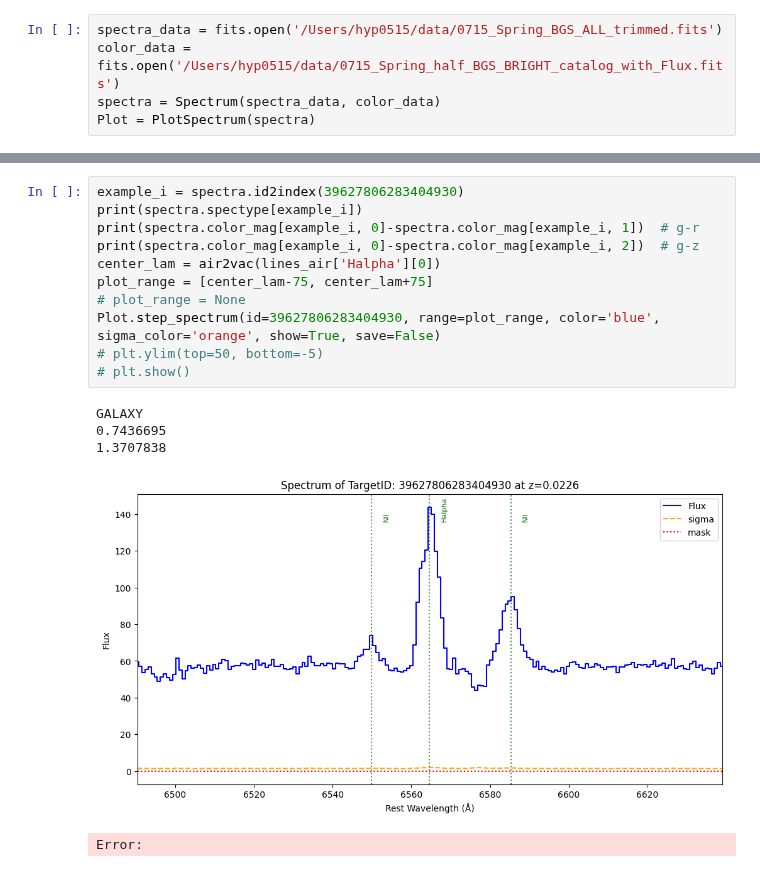
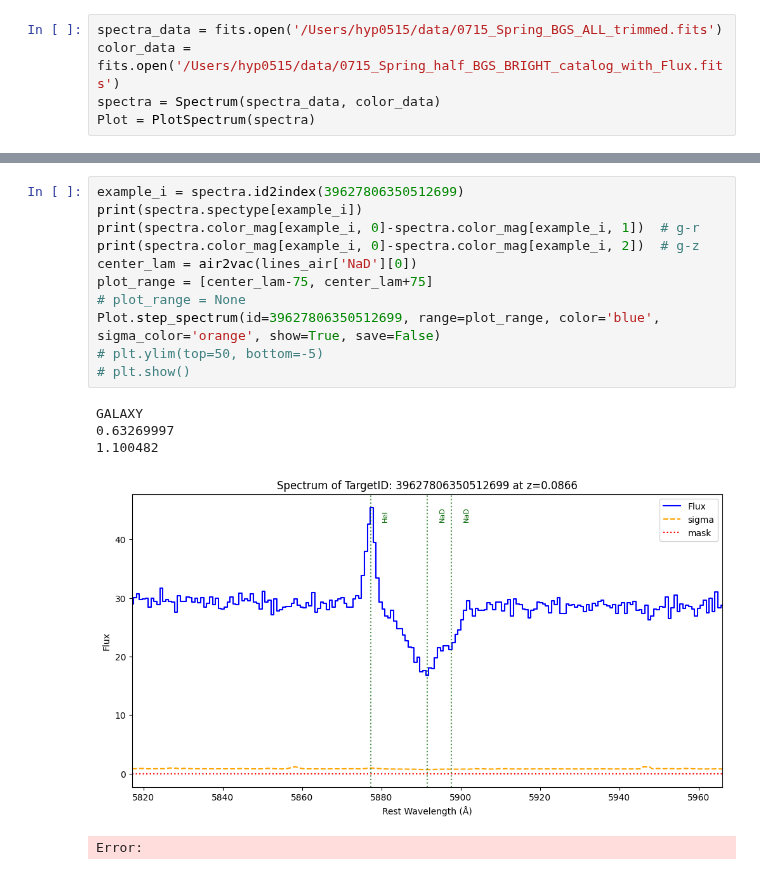
Before and after one commit to hyp0515/searching_inflow, a Jupyter notebook: plot_sample.ipynb, the cells around one changed output, grey strips where cells are left out. Saved outputs shown, nothing was run; the diff lists cells and outputs as text.

```diff
--- a/plot_sample.ipynb
+++ b/plot_sample.ipynb
@@ -37,17 +37,17 @@ plt.show()
 # %%
-example_i = spectra.id2index(39627806283404930)
+example_i = spectra.id2index(39627806350512699)
 print(spectra.spectype[example_i])
 print(spectra.color_mag[example_i, 0]-spectra.color_mag[example_i, 1])  # g-r
 print(spectra.color_mag[example_i, 0]-spectra.color_mag[example_i, 2])  # g-z
-center_lam = air2vac(lines_air['Halpha'][0])
+center_lam = air2vac(lines_air['NaD'][0])
 plot_range = [center_lam-75, center_lam+75]
 # plot_range = None
-Plot.step_spectrum(id=39627806283404930, range=plot_range, color='blue', sigma_color='orange', show=True, save=False)
+Plot.step_spectrum(id=39627806350512699, range=plot_range, color='blue', sigma_color='orange', show=True, save=False)
 # plt.ylim(top=50, bottom=-5)
 # plt.show()
 # %% [output]
 GALAXY
-0.7436695
-1.3707838
+0.63269997
+1.100482
-[figure, old version]
+[figure, new version]
 Error:
```
Also changed, not shown: parts of 3 cells of this notebook, 10 other files.
